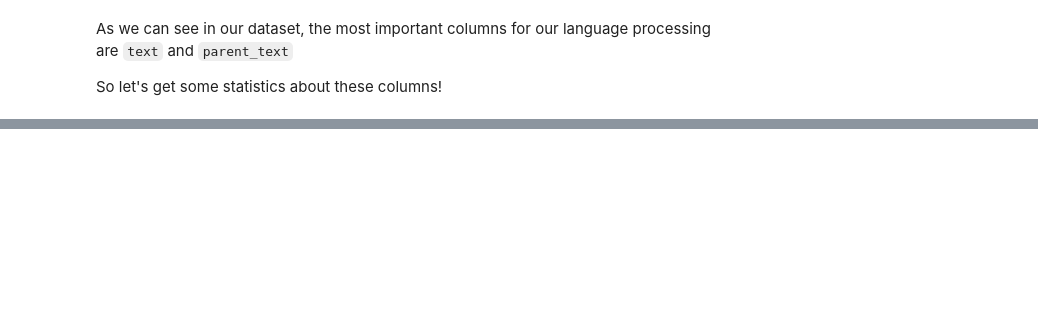
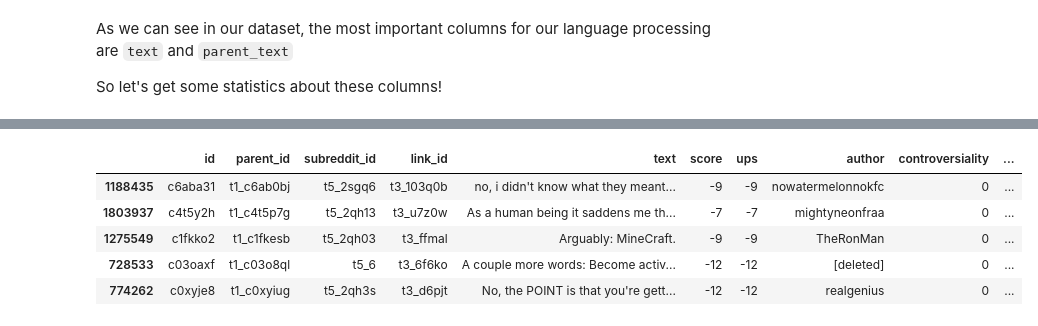
Before and after one commit to Abeldewit/RCP, a Jupyter notebook: RCP Clean.ipynb, the cells around one changed output, grey strips where cells are left out. Drawn from its saved outputs; the diff is of its cells as text; code cells hidden in the pictures; blank space fills up the shorter version.

```diff
--- a/RCP Clean.ipynb
+++ b/RCP Clean.ipynb
@@ -118,2 +162,9 @@ df_pos
 # %%
-df_neg
+df_neg.head()
+# %% [output]
+|  | id | parent_id | subreddit_id | link_id | text | score | ups | author | controversiality | ... |
+| 1188435 | c6aba31 | t1_c6ab0bj | t5_2sgq6 | t3_103q0b | no, i didn't know what they meant... | -9 | -9 | nowatermelonnokfc | 0 | ... |
+| 1803937 | c4t5y2h | t1_c4t5p7g | t5_2qh13 | t3_u7z0w | As a human being it saddens me th... | -7 | -7 | mightyneonfraa | 0 | ... |
+| 1275549 | c1fkko2 | t1_c1fkesb | t5_2qh03 | t3_ffmal | Arguably: MineCraft. | -9 | -9 | TheRonMan | 0 | ... |
+| 728533 | c03oaxf | t1_c03o8ql | t5_6 | t3_6f6ko | A couple more words: Become activ... | -12 | -12 | [deleted] | 0 | ... |
+| 774262 | c0xyje8 | t1_c0xyiug | t5_2qh3s | t3_d6pjt | No, the POINT is that you're gett... | -12 | -12 | realgenius | 0 | ... |
```
Also changed, not shown: parts of 13 cells of this notebook, 1 other file.
